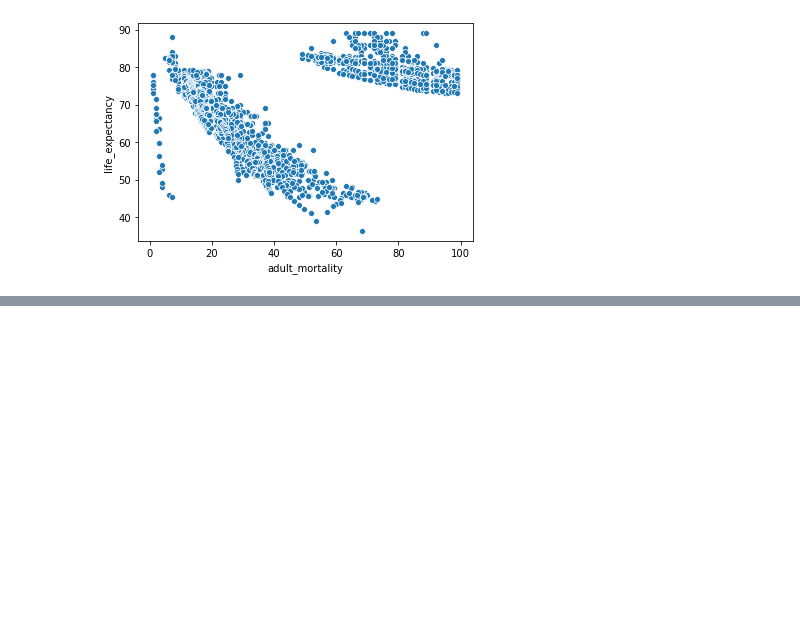
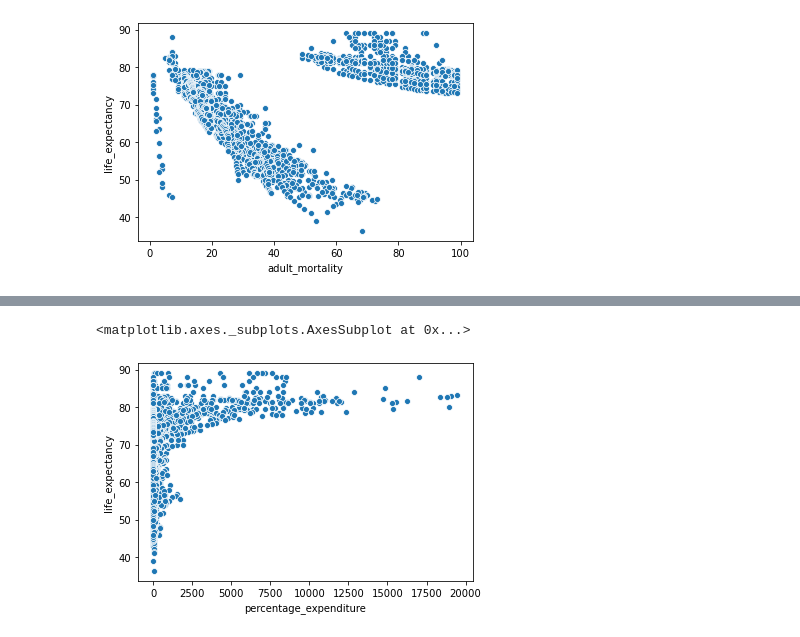
Before and after one commit to bmccabe96/Life_Expectancy_Regression, a Jupyter notebook: Life_Cleaning.ipynb, the cells around one changed output, grey strips where cells are left out. Drawn from its saved outputs; the diff is of its cells as text; code cells hidden in the pictures; blank space fills up the shorter version.

```diff
--- a/Life_Cleaning.ipynb
+++ b/Life_Cleaning.ipynb
@@ -566,0 +571,5 @@ It is fixed, lo
+# %%
+sns.scatterplot(df.percentage_expenditure, df.life_expectancy)
+# %% [output]
+<matplotlib.axes._subplots.AxesSubplot at 0x...>
+[figure, added]
```
Also changed, not shown: parts of 6 cells of this notebook, 1 other file.
